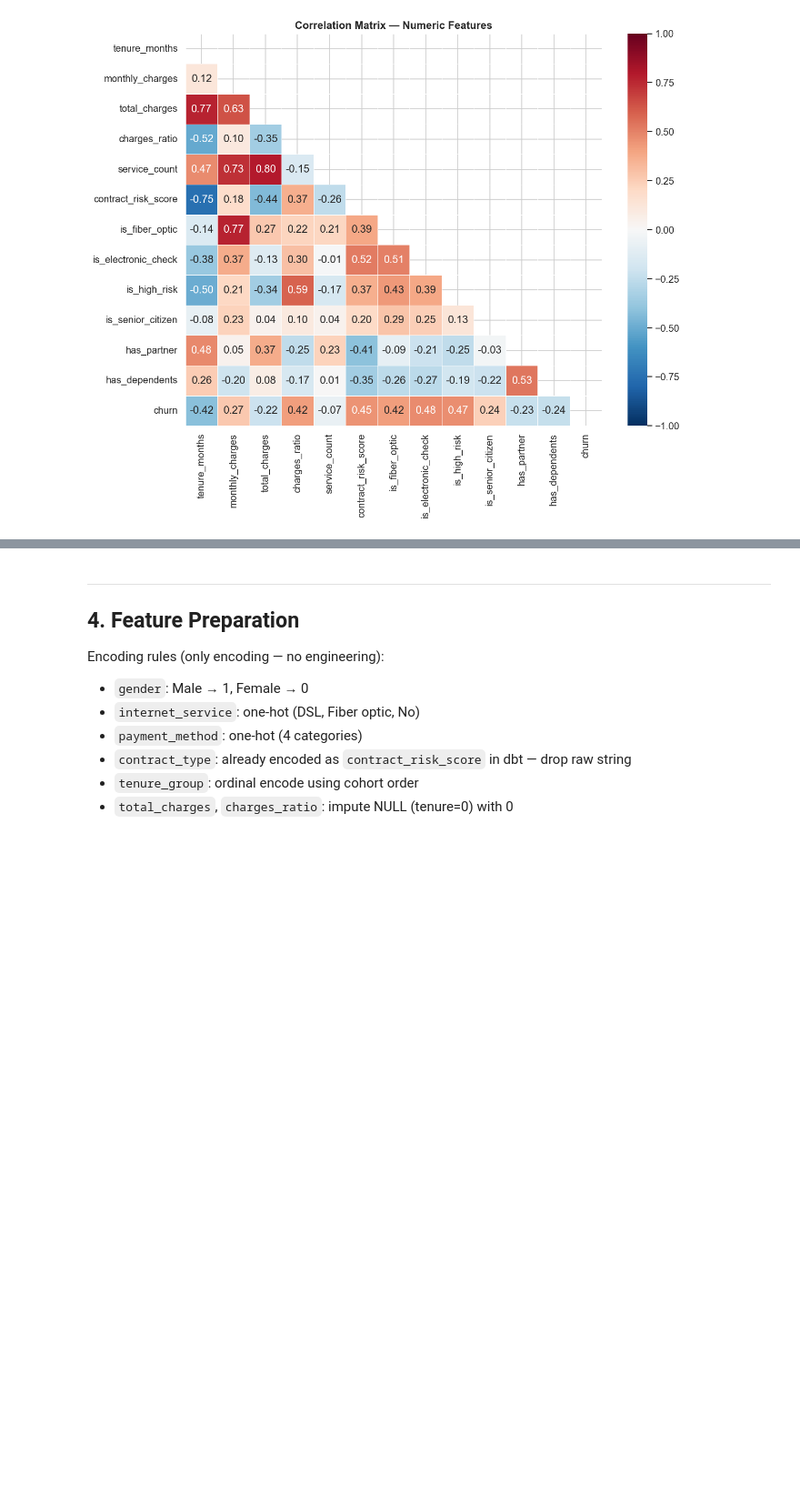
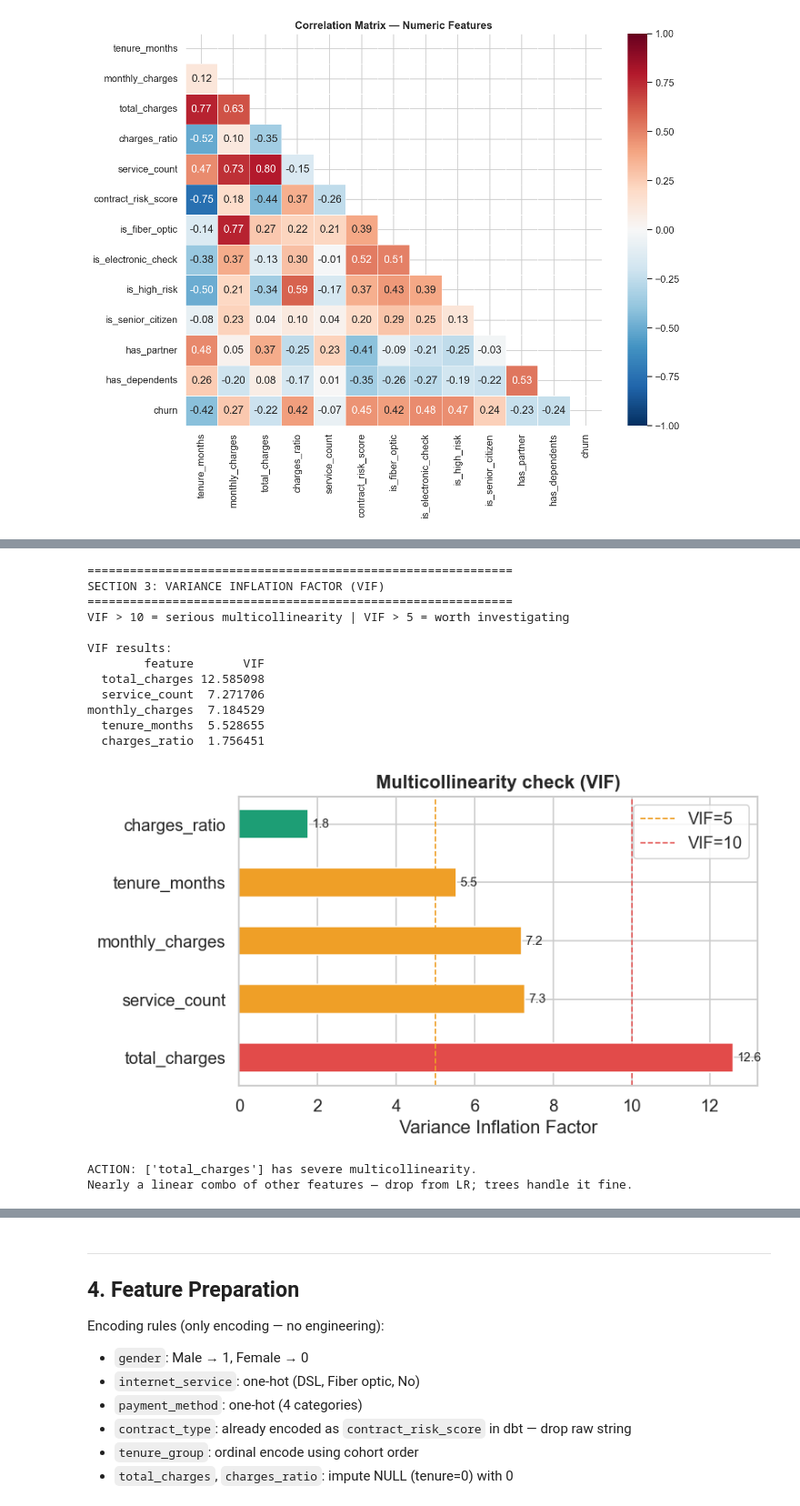
Before and after one commit to amateeraasu/kaggle-telco-churn, a Jupyter notebook: notebooks/churn_prediction.ipynb, the cells around one changed output, grey strips where cells are left out. Shown at 91% size. Cells and saved outputs as stored; diff of their text form; code cells hidden in the pictures; blank space fills up the shorter version.

```diff
--- a/notebooks/churn_prediction.ipynb
+++ b/notebooks/churn_prediction.ipynb
@@ -305,0 +464,58 @@ plt.show()
+# %%
+
+# =============================================================================
+# SECTION 3 — MULTICOLLINEARITY (VIF)
+# =============================================================================
+print("\n" + "="*60)
+print("SECTION 3: VARIANCE INFLATION FACTOR (VIF)")
+print("="*60)
+print("VIF > 10 = serious multicollinearity | VIF > 5 = worth investigating")
+
+vif_features = ['tenure_months', 'monthly_charges', 'total_charges',
+                'service_count', 'charges_ratio']
+X_vif = df[vif_features].dropna()
+
+vif_data = pd.DataFrame({
+    'feature': vif_features,
+    'VIF': [variance_inflation_factor(X_vif.values, i)
+            for i in range(len(vif_features))]
+}).sort_values('VIF', ascending=False)
+
+print("\nVIF results:")
+print(vif_data.to_string(index=False))
+
+fig, ax = plt.subplots(figsize=(7, 4))
+bar_colors = [COLORS['churn'] if v > 10 else COLORS['one_year'] if v > 5
+              else COLORS['retain'] for v in vif_data['VIF']]
+bars = ax.barh(vif_data['feature'], vif_data['VIF'], color=bar_colors, height=0.5)
+ax.axvline(5,  color=COLORS['one_year'], linestyle='--', linewidth=1, label='VIF=5')
+ax.axvline(10, color=COLORS['churn'],    linestyle='--', linewidth=1, label='VIF=10')
+ax.set_xlabel('Variance Inflation Factor')
+ax.set_title('Multicollinearity check (VIF)', fontweight='bold')
+ax.legend()
+for bar, val in zip(bars, vif_data['VIF']):
+    ax.text(val + 0.1, bar.get_y() + bar.get_height()/2,
+            f'{val:.1f}', va='center', fontsize=9)
+plt.tight_layout()
+plt.show()
+
+high_vif = vif_data[vif_data['VIF'] > 10]['feature'].tolist()
+if high_vif:
+    print(f"\nACTION: {high_vif} has severe multicollinearity.")
+    print("Nearly a linear combo of other features — drop from LR; trees handle it fine.")
+# %% [output]
+============================================================
+SECTION 3: VARIANCE INFLATION FACTOR (VIF)
+============================================================
+VIF > 10 = serious multicollinearity | VIF > 5 = worth investigating
+
+VIF results:
+        feature       VIF
+  total_charges 12.585098
+  service_count  7.271706
+monthly_charges  7.184529
+  tenure_months  5.528655
+  charges_ratio  1.756451
+[figure, added]
+ACTION: ['total_charges'] has severe multicollinearity.
+Nearly a linear combo of other features — drop from LR; trees handle it fine.
```
Also changed, not shown: parts of 10 cells of this notebook, 1 other file.
